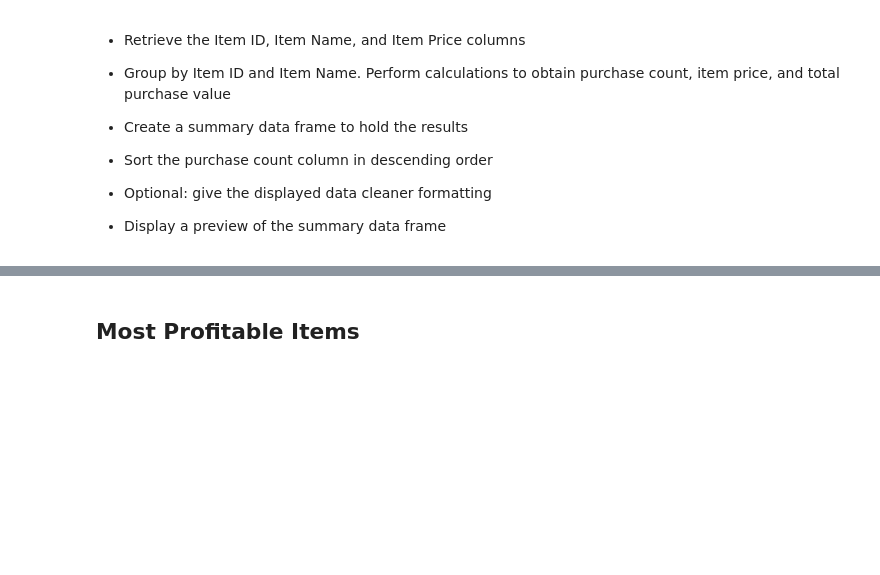
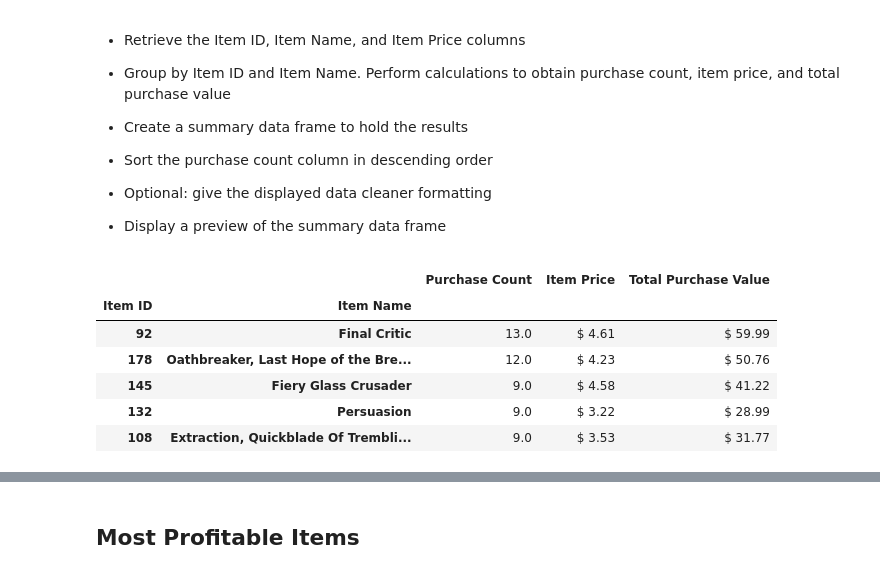
Before and after one commit to susovd/Videogame-Sales-Analysis-Using-Pandas, a Jupyter notebook: HeroesOfPymoli/HeroesOfPymoli_Susov.ipynb, the cells around one changed output, grey strips where cells are left out. Saved outputs shown, nothing was run; the diff lists cells and outputs as text; code cells hidden in the pictures; blank space fills up the shorter version.

```diff
--- a/HeroesOfPymoli/HeroesOfPymoli_Susov.ipynb
+++ b/HeroesOfPymoli/HeroesOfPymoli_Susov.ipynb
@@ -377,10 +393,30 @@ sorted_top_spenders_df
 
 * Display a preview of the summary data frame
 # %%
-popular_df = purchase_data.drop(columns =["SN", "Age", "Gender", "Purchase ID", "Age_summary"])
-popular_df = popular_df.groupby(["Item ID", "Item Name"])["Price"].describe()
-popular_df = popular_df.drop(columns = ["std", "min", "25%", "50%", "75%", "max"])
-popular_df["Total Purchase Value"] = popular_df["count"] * popular_df["mean"]
-popular_df = popular_df.rename(columns = {"count": "Purchase Count", "mean": "Item Price"})
-popular_df = popular_df.sort_values("Purchase Count", ascending = False)
-popular_df.head(5)
+#remove unnecessary columns to create a new dataframe https://stackoverflow.com/questions/13411544/delete-column-from-pandas-dataframe
+most_popular_df = purchase_data.drop(columns =["SN", "Age", "Gender", "Purchase ID", "Age_summary"])
+
+#group new dataframe by Item ID, Item name and get summary statistics on price
+most_popular_df = most_popular_df.groupby(["Item ID", "Item Name"])["Price"].describe()
+
+#remove unnecessary columns
+most_popular_df = most_popular_df.drop(columns = ["std", "min", "25%", "50%", "75%", "max"])
+
+#find total purchase value
+most_popular_df["Total Purchase Value"] = (most_popular_df["count"] * most_popular_df["mean"]).map("$ {:,.2f}".format)
+
+#create dataframe to match the output
+most_popular_df = most_popular_df.rename(columns = {"count": "Purchase Count", "mean": "Item Price"})
+
+#sort output dataframe in descending order based on Purchase Count
+most_popular_df = most_popular_df.sort_values("Purchase Count", ascending = False)
+most_popular_df["Item Price"] = most_popular_df["Item Price"].map("$ {:,.2f}".format)
+most_popular_df.head(5)
+# %% [output]
+|  |  | Purchase Count | Item Price | Total Purchase Value |
+| Item ID | Item Name |  |  |  |
+| 92 | Final Critic | 13.0 | $ 4.61 | $ 59.99 |
+| 178 | Oathbreaker, Last Hope of the Bre... | 12.0 | $ 4.23 | $ 50.76 |
+| 145 | Fiery Glass Crusader | 9.0 | $ 4.58 | $ 41.22 |
+| 132 | Persuasion | 9.0 | $ 3.22 | $ 28.99 |
+| 108 | Extraction, Quickblade Of Trembli... | 9.0 | $ 3.53 | $ 31.77 |
```
Also changed, not shown: parts of 26 cells of this notebook, 1 other file.
